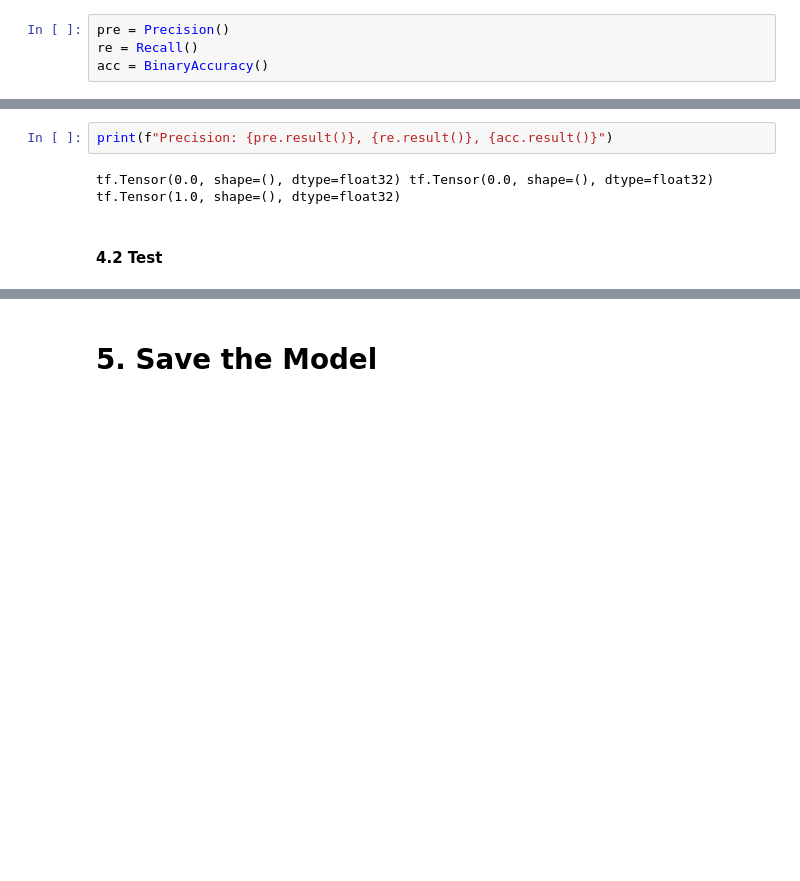
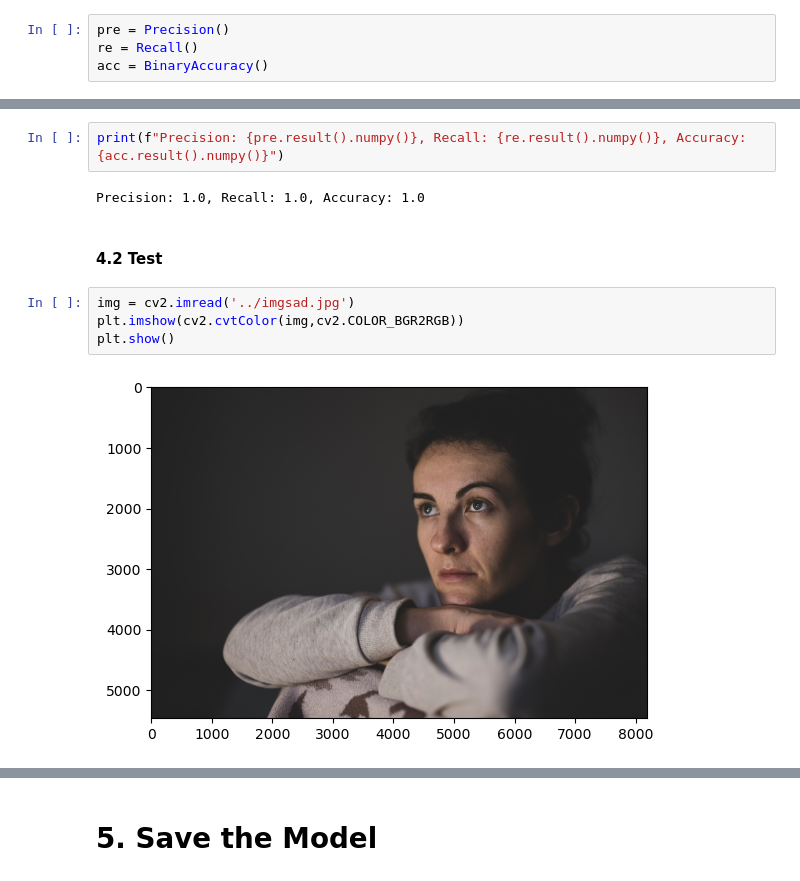
Before and after one commit to AlyDiane/Image_Classifier_Deep_CNN, a Jupyter notebook: notebook/Image_Classification.ipynb, the cells around one changed output, grey strips where cells are left out. Cells and saved outputs as stored; diff of their text form; blank space fills up the shorter version.

```diff
--- a/notebook/Image_Classification.ipynb
+++ b/notebook/Image_Classification.ipynb
@@ -262,6 +262,12 @@ for batch in test.as_numpy_iterator():
 # %%
-print(f"Precision: {pre.result()}, {re.result()}, {acc.result()}")
+print(f"Precision: {pre.result().numpy()}, Recall: {re.result().numpy()}, Accuracy: {acc.result().numpy()}")
 # %% [output]
-tf.Tensor(0.0, shape=(), dtype=float32) tf.Tensor(0.0, shape=(), dtype=float32) tf.Tensor(1.0, shape=(), dtype=float32)
+Precision: 1.0, Recall: 1.0, Accuracy: 1.0
 # %% [markdown]
 #### 4.2 Test
+# %%
+img = cv2.imread('../imgsad.jpg')
+plt.imshow(cv2.cvtColor(img,cv2.COLOR_BGR2RGB))
+plt.show()
+# %% [output]
+[figure, added]
```
Also changed, not shown: parts of 21 cells of this notebook, 2 other files.
